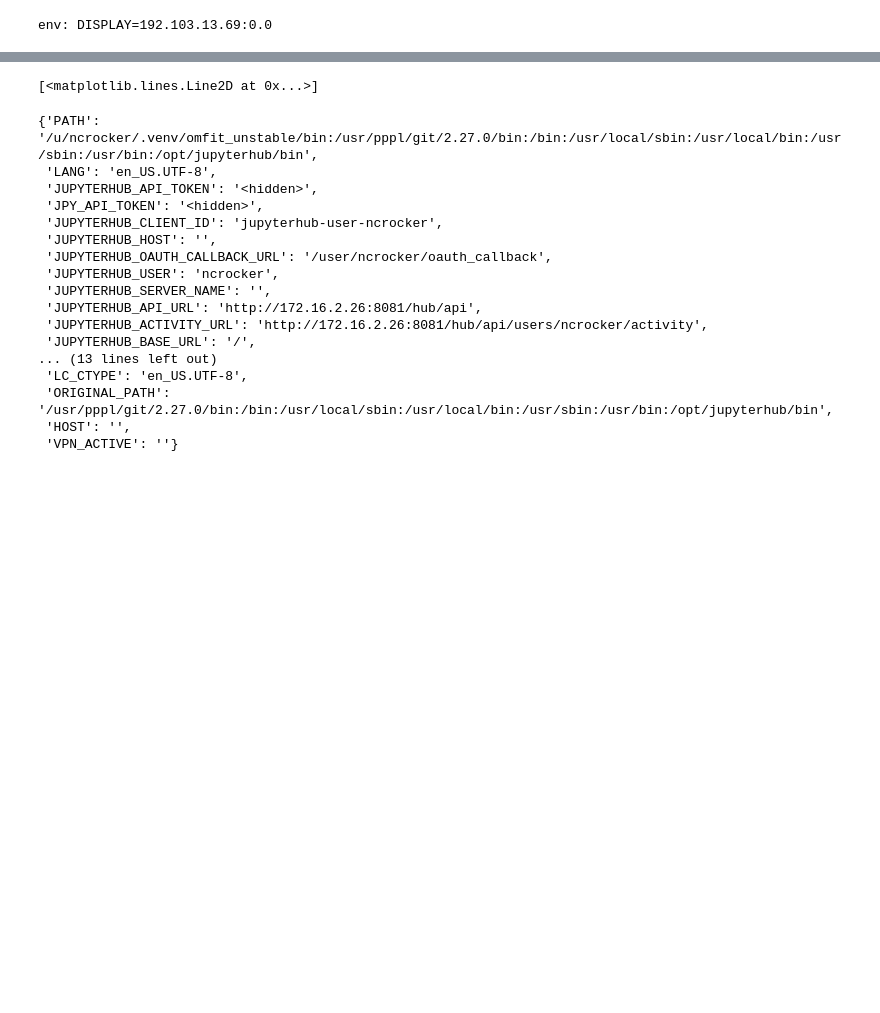
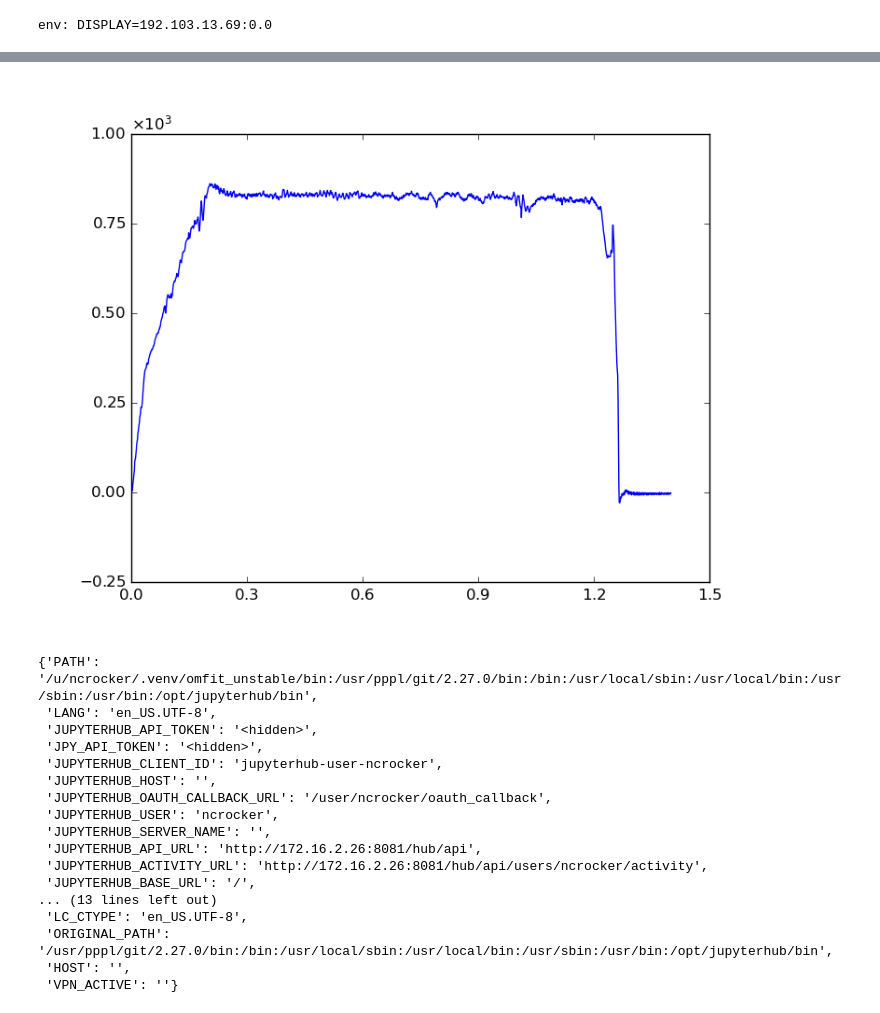
Before and after one commit to nacrocker/spectgrogram-imag-anal, a Jupyter notebook: omfit mdsplus test.ipynb, the cells around one changed output, grey strips where cells are left out. Saved outputs shown, nothing was run; the diff lists cells and outputs as text; code cells hidden in the pictures; blank space fills up the shorter version.

```diff
--- a/omfit mdsplus test.ipynb
+++ b/omfit mdsplus test.ipynb
@@ -45,11 +47,11 @@ ip=tree['ip'] = OMFITmdsValue(server='NSTX', shot=141398, TDI='\ip', treename='N
 # %%
 #don't use %matplotlib inline.  It messes with omfit
 import matplotlib.pyplot as plt
 plt.figure()
 plt.plot(ip.dim_of(0),ip.data())
-#show_fig()
+show_fig()
 # %% [output]
-[<matplotlib.lines.Line2D at 0x...>]
+[figure, added]
 # %%
 %env
 # %% [output]
```
Also changed, not shown: parts of 5 cells of this notebook.
